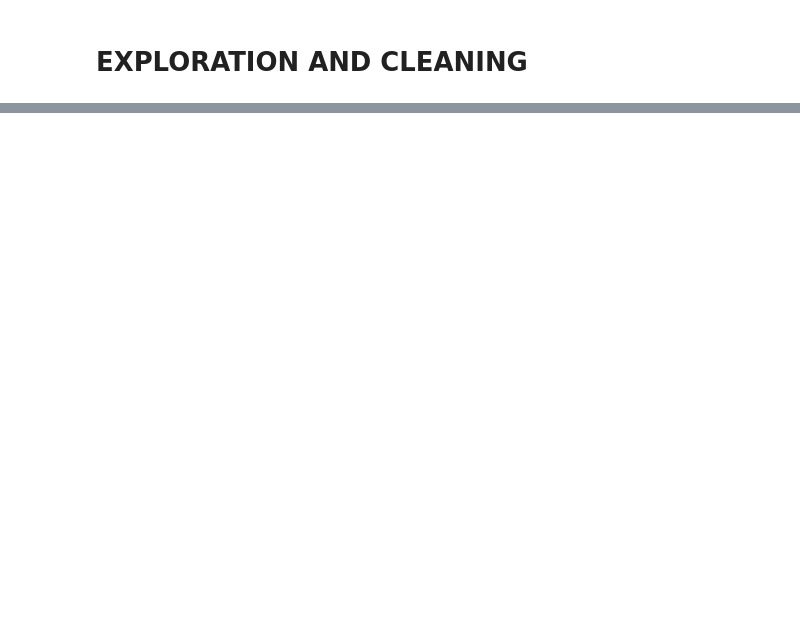
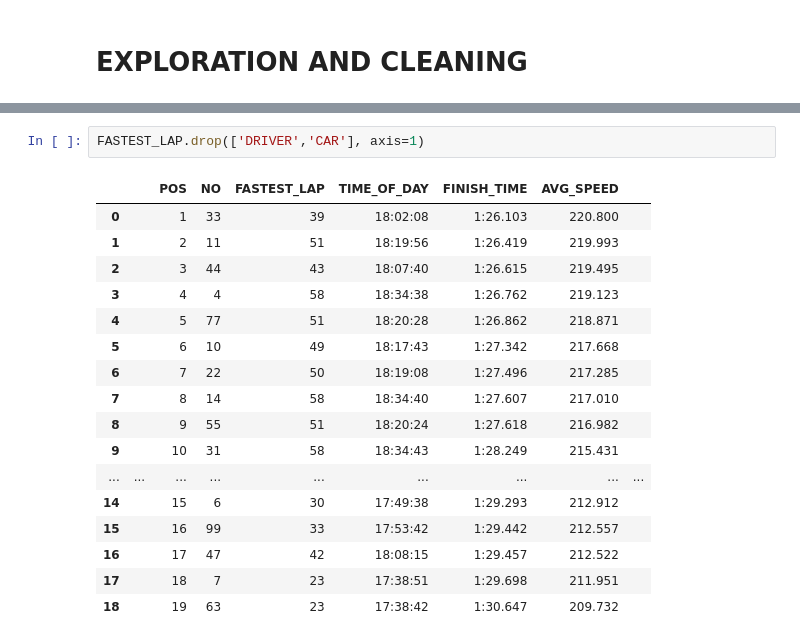
Before and after one commit to juliasabatel/F1_Project, a Jupyter notebook: F1_project.ipynb, the cells around one changed output, grey strips where cells are left out. Drawn from its saved outputs; the diff is of its cells as text; blank space fills up the shorter version.

```diff
--- a/F1_project.ipynb
+++ b/F1_project.ipynb
@@ -514,0 +715,20 @@ fastest_lap #vuelta rápida
+# %%
+FASTEST_LAP.drop(['DRIVER','CAR'], axis=1)
+# %% [output]
+|  |  | POS | NO | FASTEST_LAP | TIME_OF_DAY | FINISH_TIME | AVG_SPEED |  |
+| 0 |  | 1 | 33 | 39 | 18:02:08 | 1:26.103 | 220.800 |  |
+| 1 |  | 2 | 11 | 51 | 18:19:56 | 1:26.419 | 219.993 |  |
+| 2 |  | 3 | 44 | 43 | 18:07:40 | 1:26.615 | 219.495 |  |
+| 3 |  | 4 | 4 | 58 | 18:34:38 | 1:26.762 | 219.123 |  |
+| 4 |  | 5 | 77 | 51 | 18:20:28 | 1:26.862 | 218.871 |  |
+| 5 |  | 6 | 10 | 49 | 18:17:43 | 1:27.342 | 217.668 |  |
+| 6 |  | 7 | 22 | 50 | 18:19:08 | 1:27.496 | 217.285 |  |
+| 7 |  | 8 | 14 | 58 | 18:34:40 | 1:27.607 | 217.010 |  |
+| 8 |  | 9 | 55 | 51 | 18:20:24 | 1:27.618 | 216.982 |  |
+| 9 |  | 10 | 31 | 58 | 18:34:43 | 1:28.249 | 215.431 |  |
+| ... | ... | ... | ... | ... | ... | ... | ... | ... |
+| 14 |  | 15 | 6 | 30 | 17:49:38 | 1:29.293 | 212.912 |  |
+| 15 |  | 16 | 99 | 33 | 17:53:42 | 1:29.442 | 212.557 |  |
+| 16 |  | 17 | 47 | 42 | 18:08:15 | 1:29.457 | 212.522 |  |
+| 17 |  | 18 | 7 | 23 | 17:38:51 | 1:29.698 | 211.951 |  |
+| 18 |  | 19 | 63 | 23 | 17:38:42 | 1:30.647 | 209.732 |  |
```
Also changed, not shown: parts of 18 cells of this notebook.
